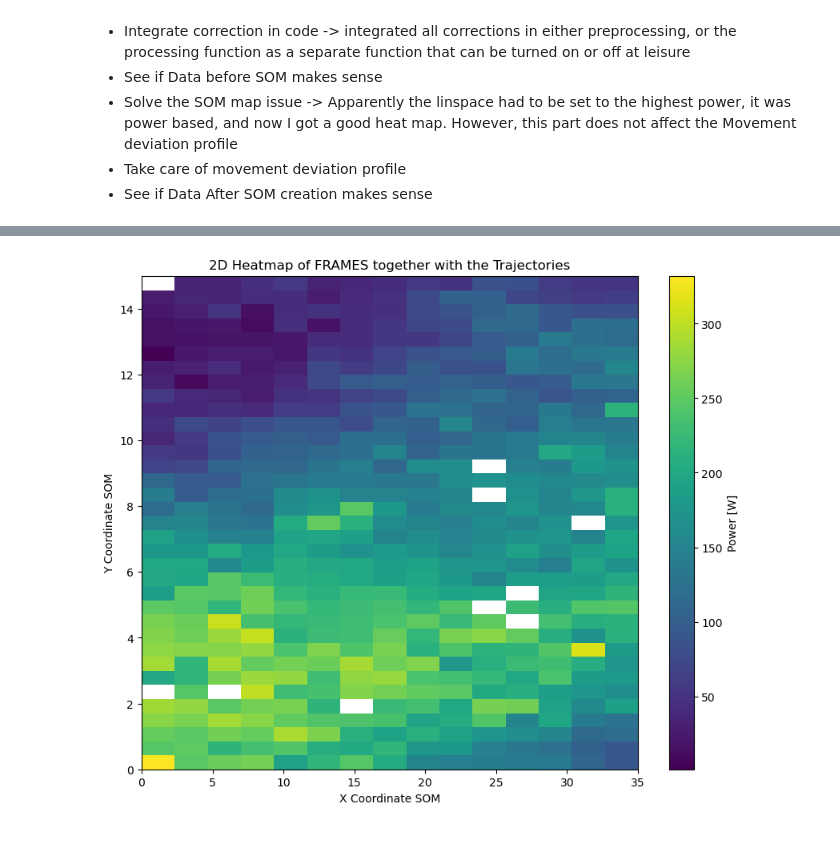
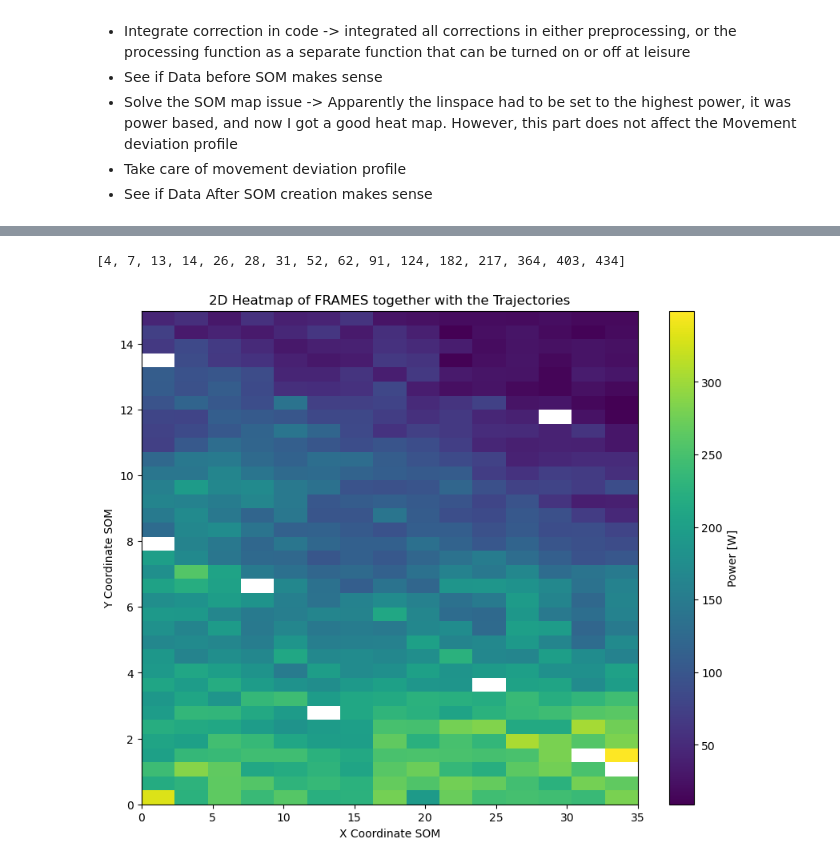
Before and after one commit to githubtijn2002/Thesis, a Jupyter notebook: 3_prepatory.ipynb, the cells around one changed output, grey strips where cells are left out. Drawn from its saved outputs; the diff is of its cells as text; code cells hidden in the pictures.

```diff
--- a/3_prepatory.ipynb
+++ b/3_prepatory.ipynb
@@ -56,3 +56,16 @@ for key in exercise_df.keys():
         plotdata_controls = sData_controls['data'].copy()
     else:
         print('Error in data reading: Weird data path')
+# %%
+import random
+sData_controls_norm['labels'] = sData_controls['labels'].copy()
+n = 25
+participants = random.sample(list(np.unique(sData_controls['labels'])), n)
+indices = np.where(np.isin(sData_controls['labels'], participants))[0]
+print(indices.shape)
+sData_controls_norm_train = copy.deepcopy(sData_controls_norm)
+sData_controls_norm_train['data'] = sData_controls_norm_train['data'][indices]
+sData_controls_norm_train['labels'] = sData_controls_norm_train['labels'][indices]
+sData_controls_norm_test = copy.deepcopy(sData_controls_norm)
+sData_controls_norm_test['data'] = np.delete(sData_controls_norm_test['data'], indices, axis=0)
+sData_controls_norm_test['labels'] = np.delete(sData_controls_norm_test['labels'], indices, axis=0)
@@ -111,9 +126,17 @@ Traj_ME_coord = som_ind2sub(sMap, Traj_ME[:,0])
 Traj_ME_coord = np.concatenate((Traj_ME_coord, Qerrs_ME[:,[0]]), axis=1)
 
 breakpoint()
+# %%
+integer_division = []
+for i in range(3,500):
+    if len(plotdata_controls) % i == 0:
+        integer_division.append(i)
+integer_division
+# %% [output]
+[4, 7, 13, 14, 26, 28, 31, 52, 62, 91, 124, 182, 217, 364, 403, 434]
 # %%
 integer_division = []
-for i in range(3,150):
+for i in range(3,500):
     if len(plotdata_controls) % i == 0:
         integer_division.append(i)
 integer_division[-1]
@@ -123,33 +146,33 @@ index = [[None for _ in range(line1[1])] for _ in range(line1[0])]
 for t in range(0, line1[1]):
     for q in range(0, line1[0]):
         # Calculate the index
         index[q][t] = np.where((Traj_train_coord[:,0] == q) & (Traj_train_coord[:,1] == t))[0]
 
 # compute average Frame number per neuron
 # Flatten index using list comprehension
 index_reQE = [item for sublist in index for item in sublist]
 # Number of frames (t)
-num_repeats = len(plotdata_controls) // integer_division[-2]
+num_repeats = len(plotdata_controls) // integer_division[-1]
 
 ## Create a linearly spaced vector from 1 to 101
-frame = np.linspace(1, 434,434)
+frame = np.linspace(1, integer_division[-1], integer_division[-1])
 FRAMES = np.tile(frame, (num_repeats, 1)).flatten()
 FRAMES = FRAMES.reshape(-1, 1)
 
 FRAMES_SOM1 = np.zeros((len(M), 1))
 for r in range(len(M)):
     FRAMES_SOM1[r, 0] = np.mean(FRAMES[index_reQE[r]])
 
 FRAMES_re = FRAMES_SOM1.reshape(line1[0], line1[1])
 
 extent = [0, FRAMES_re.shape[0], 0, FRAMES_re.shape[1]]
 
 plt.figure(figsize=(10, 8))
 plt.imshow(FRAMES_re, aspect='auto', cmap='viridis', origin='lower', extent=extent)
 plt.colorbar(label='Power [W]')
 plt.xlabel('X Coordinate SOM')
 plt.ylabel('Y Coordinate SOM')
 plt.title('2D Heatmap of FRAMES together with the Trajectories')
 breakpoint()
 # %% [output]
-[figure, old version]
+[figure, new version]
```
Also changed, not shown: parts of 17 cells of this notebook, 10 other files.
